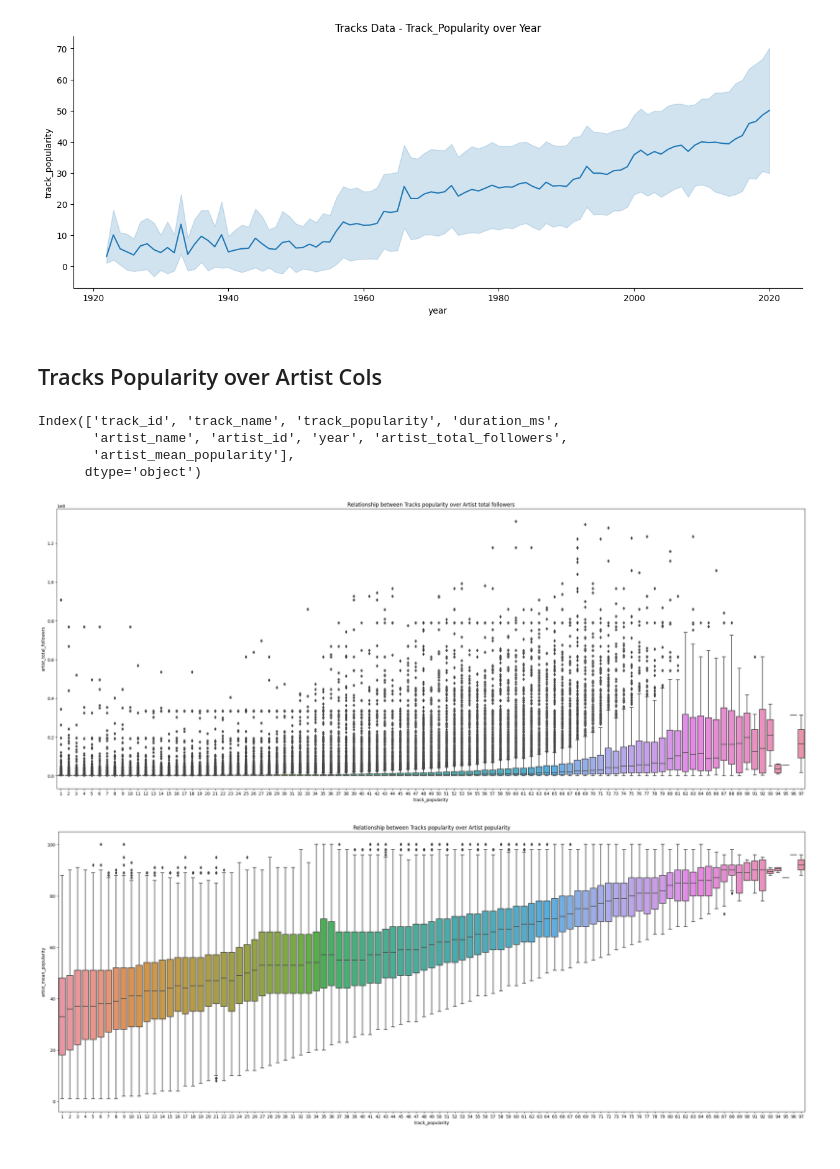
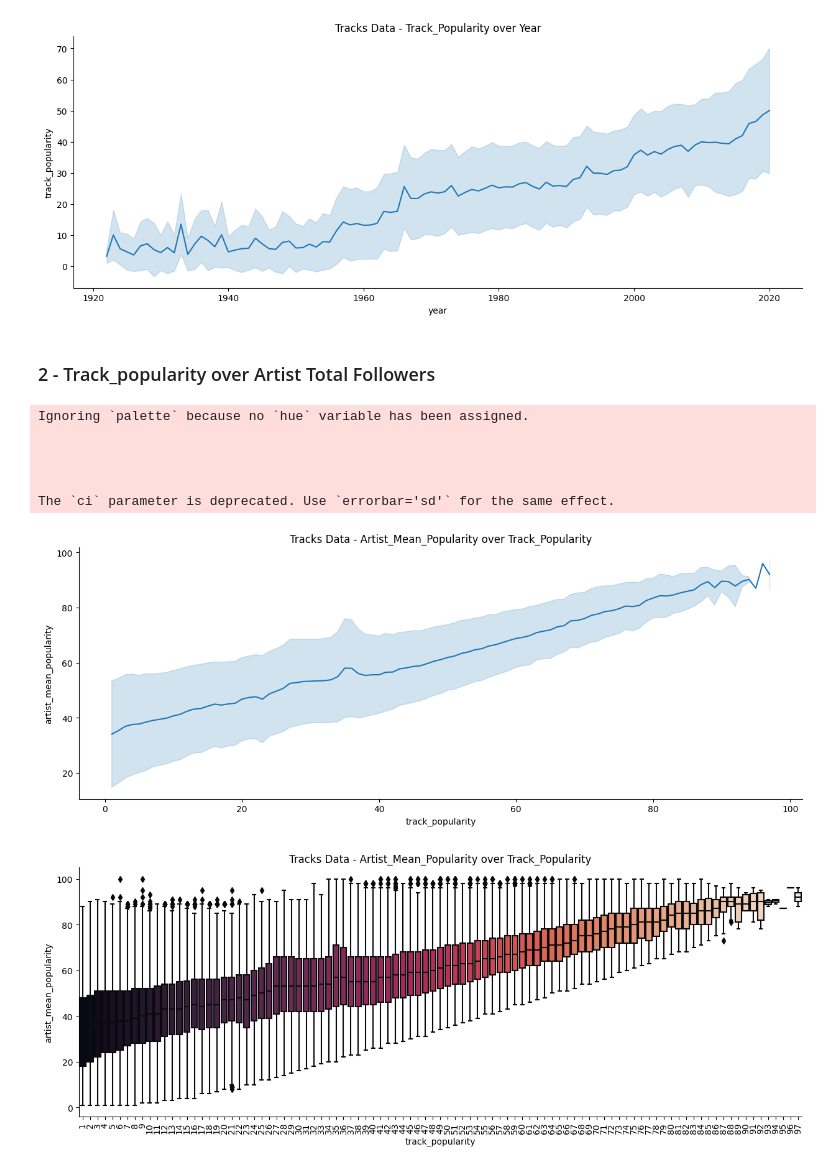
Before and after one commit to mavwong/SpotifyDataAnalysis, a Jupyter notebook: 03-analysis_main.ipynb, the cells around one changed output. Drawn from its saved outputs; the diff is of its cells as text; code cells hidden in the pictures.

```diff
--- a/03-analysis_main.ipynb
+++ b/03-analysis_main.ipynb
@@ -89,27 +94,20 @@ Ignoring `palette` because no `hue` variable has been assigned.
 The `ci` parameter is deprecated. Use `errorbar='sd'` for the same effect.
 [figure]
 # %% [markdown]
-## Tracks Popularity over Artist Cols
+### 2 - Track_popularity over Artist Total Followers
-# %%
-df_tracks.columns
-# %% [output]
-Index(['track_id', 'track_name', 'track_popularity', 'duration_ms',
-       'artist_name', 'artist_id', 'year', 'artist_total_followers',
-       'artist_mean_popularity'],
-      dtype='object')
-# %%
-plt.figure(figsize=(25,10), dpi=100)
-fig = sns.boxplot(data=df_tracks, x="track_popularity", y="artist_total_followers")
-fig.set(title="Relationship between Tracks popularity over Artist total followers")
-plt.tight_layout()
-plt.show()
-# %% [output]
-[figure, removed]
-# %%
-plt.figure(figsize=(25,10), dpi=100)
-fig = sns.boxplot(data=df_tracks, x="track_popularity", y="artist_mean_popularity")
-fig.set(title="Relationship between Tracks popularity over Artist popularity")
-plt.tight_layout()
-plt.show()
-# %% [output]
-[figure, removed]
+# %%
+popularity_over_popularity = VisualizeRelational(input_df=df_tracks, name="Tracks", x="track_popularity", y="artist_mean_popularity", export_plot=True, show_plot=True)
+# %%
+popularity_over_popularity.LinePlot()
+# %% [output]
+Ignoring `palette` because no `hue` variable has been assigned.
+
+
+
+
+The `ci` parameter is deprecated. Use `errorbar='sd'` for the same effect.
+[figure, added]
+# %%
+popularity_over_popularity.BoxPlot()
+# %% [output]
+[figure, added]
```
Also changed, not shown: parts of 4 cells of this notebook, 6 other files.
